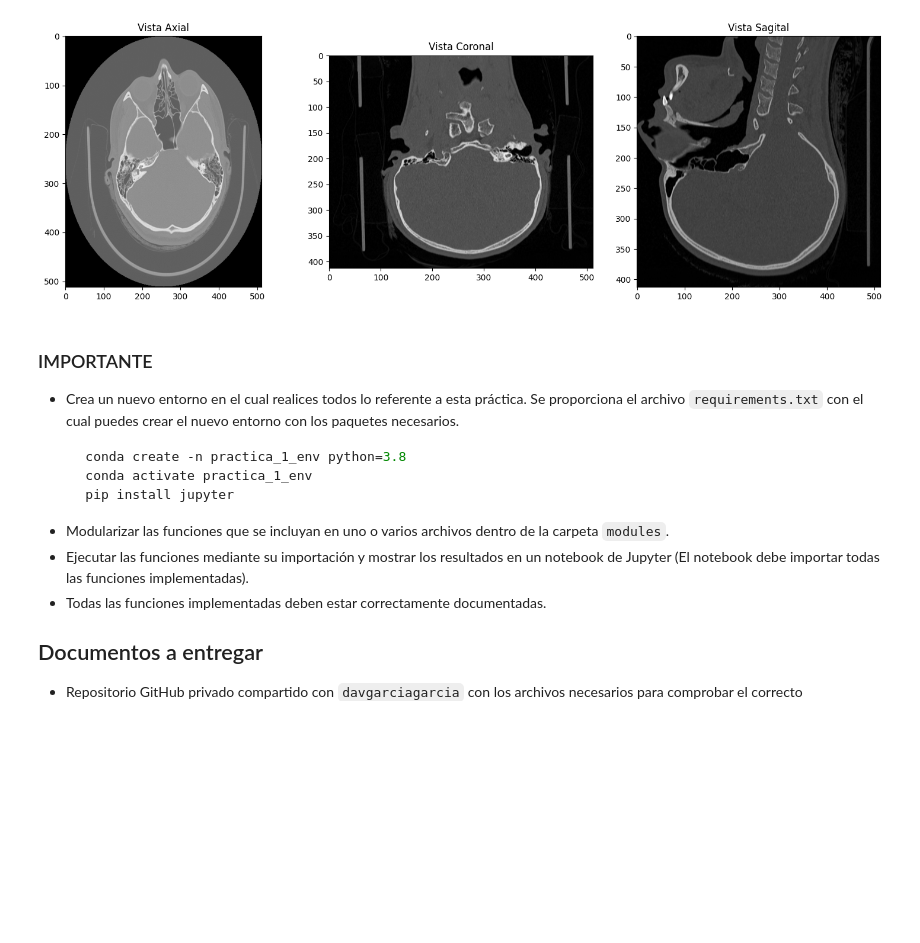
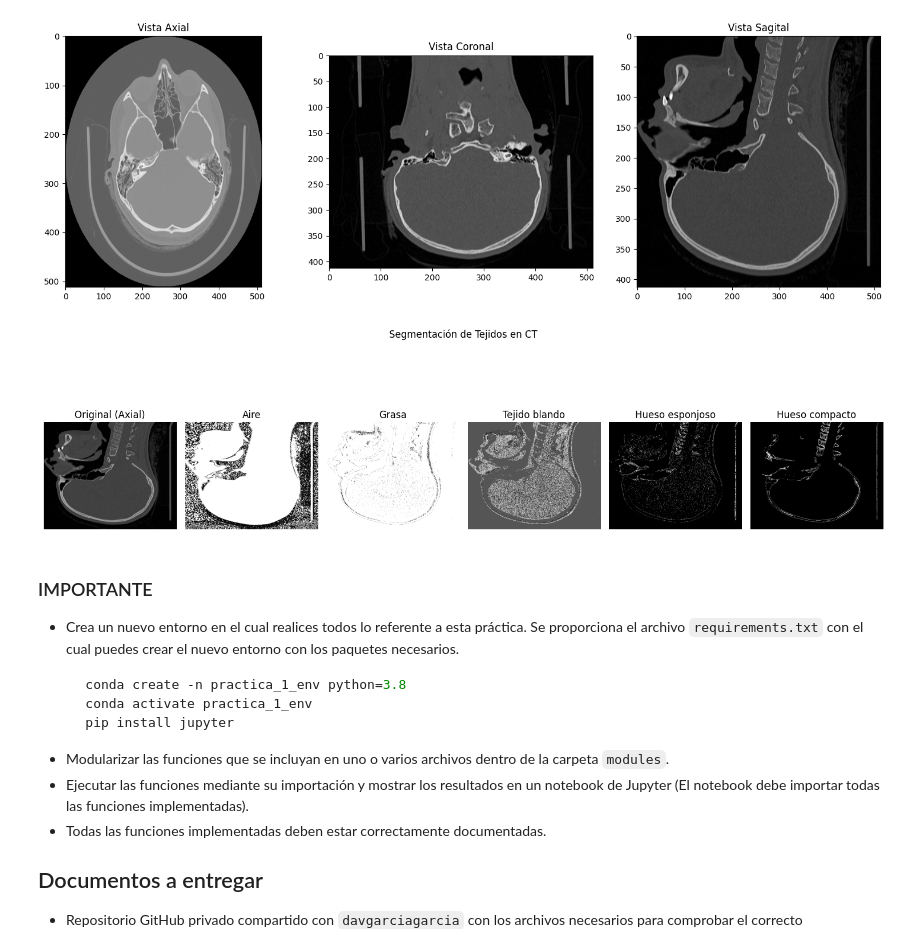
Before and after one commit to PaulaMartinezCamarero/P1_Sistemas_Inteligentes, a Jupyter notebook: code/Practica_1.ipynb, the cells around one changed output. Cells and saved outputs as stored; diff of their text form; code cells hidden in the pictures; blank space fills up the shorter version.

```diff
--- a/code/Practica_1.ipynb
+++ b/code/Practica_1.ipynb
@@ -481,6 +481,21 @@ umbrales_hu = {
     'hueso esponjoso': (100, 300),  #hueso esponjoso
     'hueso compacto': (300, 1000)   #hueso compacto
 }
+# %%
+# Crear el volumen 3D (suponiendo que ya se ha convertido a Hounsfield)
+# Este paso se asume que ya está hecho en el código anterior.
+volumen, img_shape, aspectos, tamaño_voxel = CreaVolumen(imagenes)
+
+# Realizar la segmentación utilizando los umbrales definidos
+segmentacion = segmentacion_ct(volumen, umbrales_hu)
+
+# Obtener el corte medio axial (en el eje Z)
+corte_medio = img_shape[2] // 2
+
+# Mostrar la segmentación en el corte medio axial
+muestra_segmentacion(segmentacion, volumen, corte_medio)
+# %% [output]
+[figure, added]
 # %% [markdown]
 ### IMPORTANTE
 - Crea un nuevo entorno en el cual realices todos lo referente a esta práctica. Se proporciona el archivo `requirements.txt` con el cual puedes crear el nuevo entorno con los paquetes necesarios.
```
